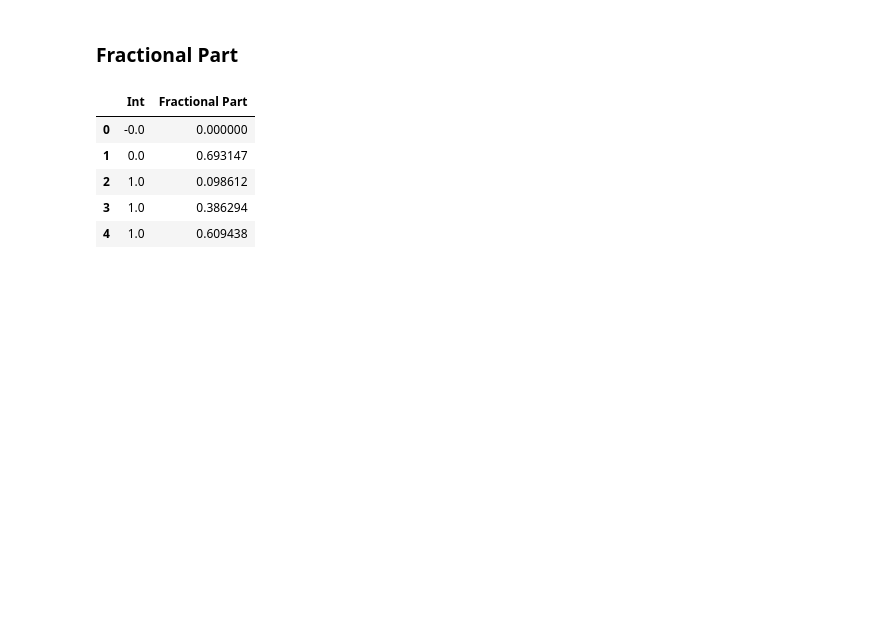
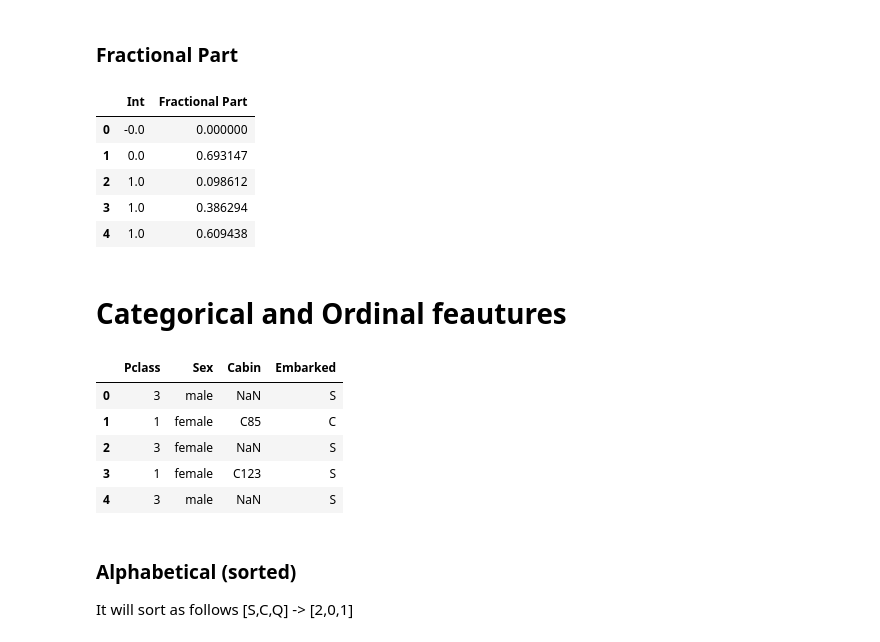
Before and after one commit to ambigus9/competitive-data-science, a Jupyter notebook: Week 1.ipynb, the cells around one changed output. Cells and saved outputs as stored; diff of their text form; code cells hidden in the pictures; blank space fills up the shorter version.

Commit message:
Adding Categorical Feautures

```diff
--- a/Week 1.ipynb
+++ b/Week 1.ipynb
@@ -89,3 +94,18 @@ pd.DataFrame(np.column_stack(divmod(np.log1p(x),1)), columns=['Int','Fractional
 | 2 | 1.0 | 0.098612 |
 | 3 | 1.0 | 0.386294 |
 | 4 | 1.0 | 0.609438 |
+# %% [markdown]
+# Categorical and Ordinal feautures
+# %%
+train[['Pclass','Sex','Cabin','Embarked']].head()
+# %% [output]
+|  | Pclass | Sex | Cabin | Embarked |
+| 0 | 3 | male | NaN | S |
+| 1 | 1 | female | C85 | C |
+| 2 | 3 | female | NaN | S |
+| 3 | 1 | female | C123 | S |
+| 4 | 3 | male | NaN | S |
+# %% [markdown]
+### Alphabetical (sorted)
+
+It will sort as follows [S,C,Q] -> [2,0,1]
```
Also changed, not shown: parts of 5 cells of this notebook.
